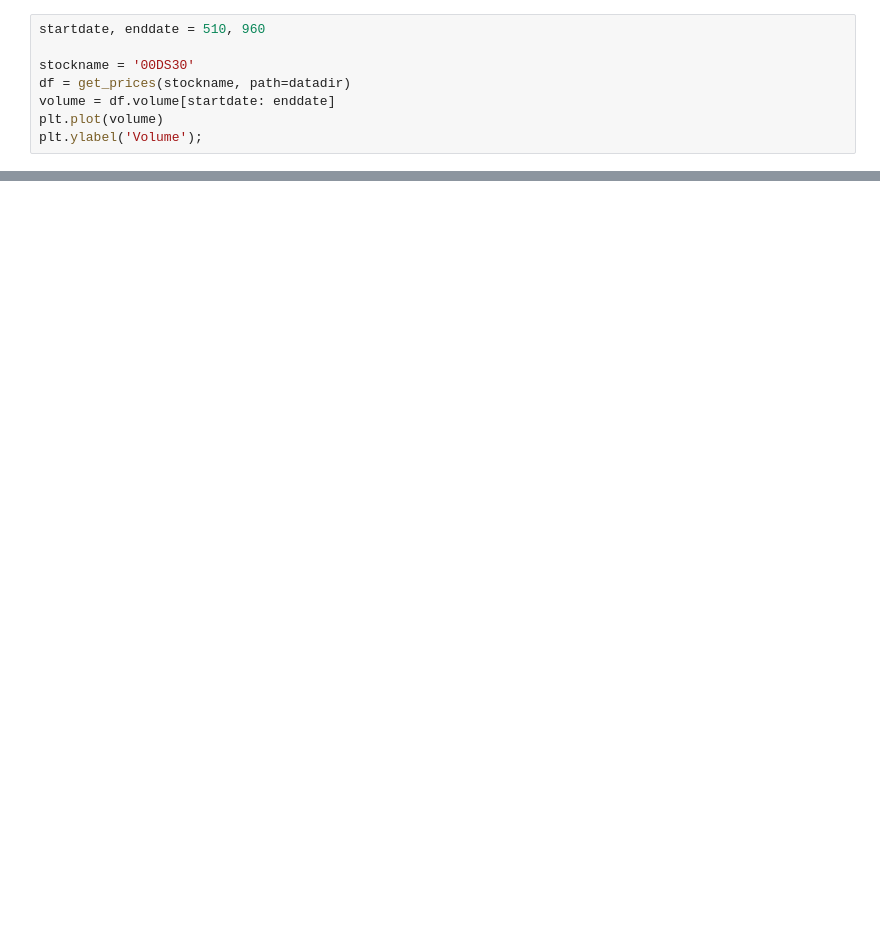
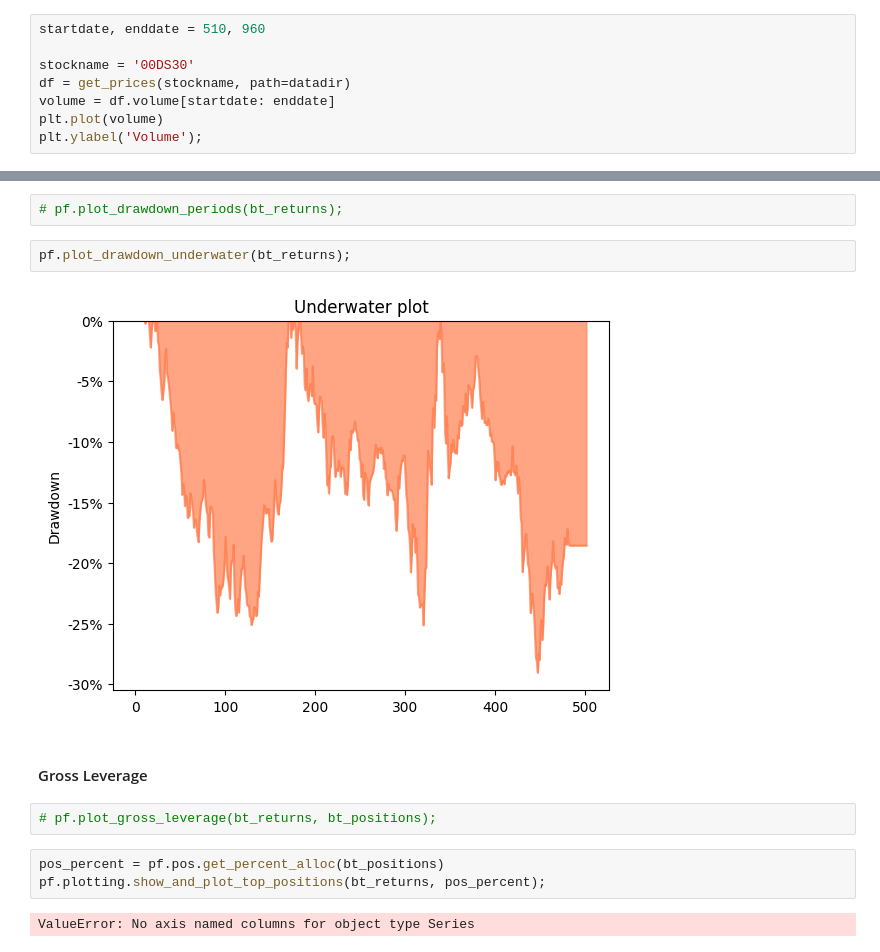
Before and after one commit to quantrocket-codeload/quant-finance-lectures, a Jupyter notebook: notebooks/33. portfolio-analysis-with-pyfolio.ipynb, the cells around one changed output, grey strips where cells are left out. Drawn from its saved outputs; the diff is of its cells as text; blank space fills up the shorter version.

```diff
--- a/notebooks/33. portfolio-analysis-with-pyfolio.ipynb
+++ b/notebooks/33. portfolio-analysis-with-pyfolio.ipynb
@@ -22,0 +102,15 @@ plt.ylabel('Volume');
+# %%
+# pf.plot_drawdown_periods(bt_returns);
+# %%
+pf.plot_drawdown_underwater(bt_returns);
+# %% [output]
+[figure, added]
+# %% [markdown]
+#### Gross Leverage
+# %%
+# pf.plot_gross_leverage(bt_returns, bt_positions);
+# %%
+pos_percent = pf.pos.get_percent_alloc(bt_positions)
+pf.plotting.show_and_plot_top_positions(bt_returns, pos_percent);
+# %% [output]
+ValueError: No axis named columns for object type Series
```
Also changed, not shown: parts of 16 cells of this notebook, 21 other files.
